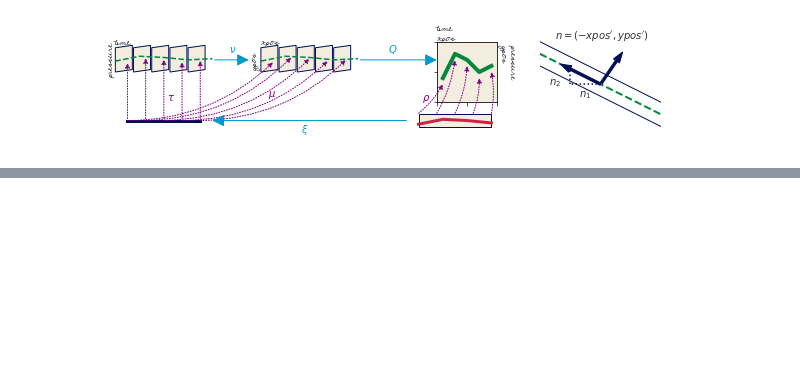
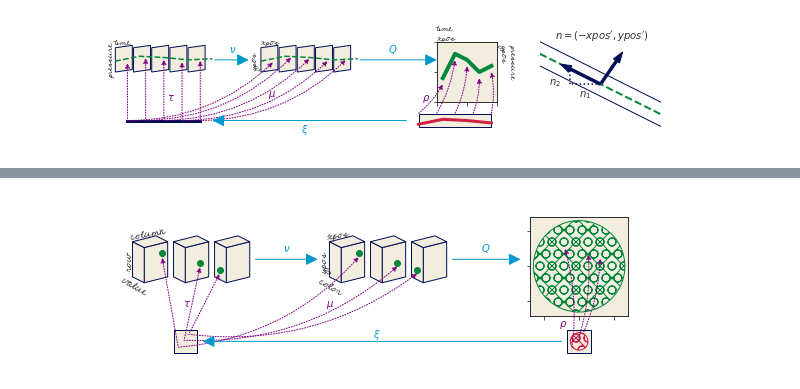
Before and after one commit to story645/proposal, a Jupyter notebook: draft/figures/math/q_figures.ipynb, the cells around one changed output, grey strips where cells are left out. Saved outputs shown, nothing was run; the diff lists cells and outputs as text; code cells hidden in the pictures; blank space fills up the shorter version.

```diff
--- a/draft/figures/math/q_figures.ipynb
+++ b/draft/figures/math/q_figures.ipynb
@@ -297,0 +287,100 @@ array([48, 47])
+# %%
+fig, axd = plt.subplot_mosaic([['E', 'V', 'H']], figsize=(10,5))
+
+axd['E'].set(xlim=(-0.2,1.2), ylim=(-0.2,1.2), aspect='equal')
+axd['V'].set(xlim=(-0.2,1.2), ylim=(-0.2,1.2), aspect='equal')
+axd['H'].set(xlim=(-.2,1.2), ylim=(-0.2,1.2), aspect='equal')
+
+
+ac = '#0099CC'
+oc = 'C4'
+dc = 'C2'
+
+r = mpatches.Rectangle((0.4,-0.1), .2, .2, facecolor=facecolor, edgecolor='C0')
+s = axd['E'].add_patch(r)
+
+r2 = mpatches.Rectangle((0.4,-0.1), .2, .2, facecolor=facecolor, edgecolor='C0')
+s = axd['H'].add_patch(r2)
+
+smile = mpatches.Circle((.5,0), radius=.075,
+                        facecolor=facecolor, edgecolor='C1', hatch='Ox')
+axd['H'].add_patch(smile)
+
+axsub = axd['H'].inset_axes([.2, .3, .6, .6] )
+axsub.set(xticklabels=[], yticklabels=[], ylim=(-0.2,1.2), xlim=(-0.2,1.2))
+
+smileB =  mpatches.Circle((.5,.5), radius=.65, facecolor=facecolor,
+                          edgecolor=dc, hatch='Ox')
+axsub.add_patch(smileB)
+
+
+x = [.3, .63, .80]
+y = [.75, .67, .61]
+xi = [.44,.49, .53]
+yi = np.array([.05, .11, .16])-.1
+
+axd['E'].scatter(x,y, color=dc, zorder=10)
+axd['V'].scatter(x,y, color=dc, zorder=10)
+
+axd['E'].text(.025,.87, 'column', rotation=10, fontsize=12)
+axd['E'].text(-.01,.62, 'row', rotation=90, fontsize=12)
+axd['E'].text(-.06,.39, 'value', rotation=-30, fontsize=12)
+
+axd['V'].text(.025,.87, 'xpos', rotation=10, fontsize=12)
+axd['V'].text(-.01,.62, 'ypos', rotation=90, fontsize=12)
+axd['V'].text(-.06,.39, 'color', rotation=-30, fontsize=12)
+for i, off in enumerate([-.05, .3, .65]):
+
+    verts = np.array([[[.2,.4], [.2,.7], [.4, .75], [.4,.45]],
+                 [[.1,.75],[.1,.45],[.2,.4],[.2,.7]],
+                 [[.1, .75], [.3, .8],[.4, .75], [.2,.7]]])+[off, +.1]
+
+    pe = mcollections.PolyCollection(verts, edgecolor='C0', facecolor=facecolor )
+    axd['E'].add_collection(pe)
+
+    pv = mcollections.PolyCollection(verts, edgecolor='C0', facecolor=facecolor )
+    axd['V'].add_collection(pv)
+
+    a1 = mpatches.FancyArrowPatch((xi[i], yi[i]), (x[i],y[i]-.02), arrowstyle="-|>",
+                                  linestyle=':', mutation_scale=10, color=oc)
+    axd['E'].add_patch(a1)
+
+    a2 = mpatches.ConnectionPatch(xyA=(xi[i],yi[i]), coordsA=axd['E'].transData,
+                      xyB=(x[i],y[i]-.03), coordsB=axd['V'].transData,  arrowstyle="-|>",
+                                  mutation_scale=10, connectionstyle="arc3,rad=.2",
+                                 linestyle=':', color=oc)
+    fig.add_artist(a2)
+
+    a3 = mpatches.ConnectionPatch(xyA=(xi[i],yi[i]), coordsA=axd['H'].transData,
+                      xyB=(x[i],y[i]), coordsB=axsub.transData,  arrowstyle="-|>",
+                                  mutation_scale=10, connectionstyle="arc3,rad=0.1",
+                                 linestyle=':', color=oc)
+    fig.add_artist(a3)
+
+
+axd['E'].annotate(r'$\tau$',(0.48, 0.30), color=oc)
+axd['V'].annotate(r'$\mu$', (.022, .3), color=oc)
+axd['H'].annotate(r'$\rho$', (.33, .13), color=oc, zorder=10)
+
+a3 = mpatches.ConnectionPatch(xyA=(0.35, 0), coordsA=axd['H'].transData,
+                      xyB=(.65, 0), coordsB=axd['E'].transData,  arrowstyle="-|>",
+                                  mutation_scale=25, zorder=10, color=ac)
+fig.add_artist(a3)
+
+a4 = mpatches.ConnectionPatch(xyA=(1.1,.7), coordsA=axd['E'].transData,
+                      xyB=(-.05, .7), coordsB=axd['V'].transData,  arrowstyle="-|>",
+                                  mutation_scale=25, zorder=10, color=ac)
+fig.add_artist(a4)
+a5 = mpatches.ConnectionPatch(xyA=(1.1,.7), coordsA=axd['V'].transData,
+                      xyB=(0, .7), coordsB=axd['H'].transData,  arrowstyle="-|>",
+                                  mutation_scale=25, zorder=10, color=ac)
+fig.add_artist(a5)
+
+fig.text(.5, .35, r'$\xi$', color=ac)
+fig.text(.375, .59, r'$\nu$', color=ac)
+fig.text(.65, .59, r'$Q$', color=ac)
+
+for k in axd:
+    axd[k].axis('off')
+# %% [output]
+[figure, added]
```
Also changed, not shown: parts of 8 cells of this notebook, 5 other files.
